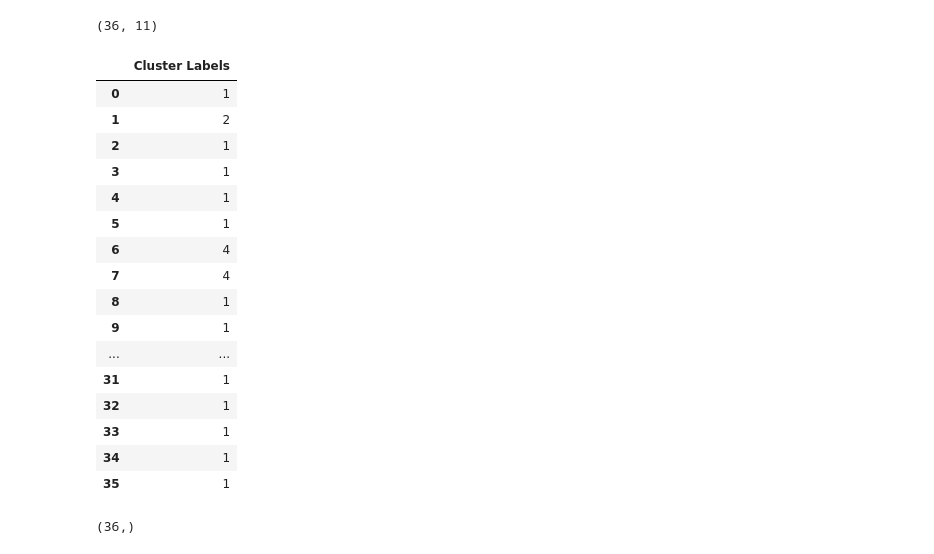
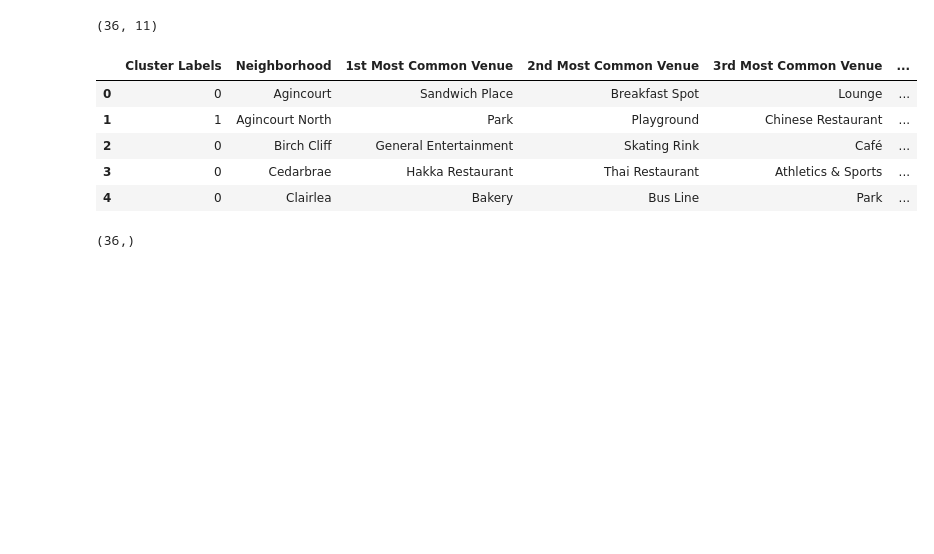
Before and after one commit to RLIProject/Where-to-buy-a-house, a Jupyter notebook: The Battle of Neighborhoods .ipynb, the cells around one changed output. Cells and saved outputs as stored; diff of their text form; code cells hidden in the pictures; blank space fills up the shorter version.

```diff
--- a/The Battle of Neighborhoods .ipynb
+++ b/The Battle of Neighborhoods .ipynb
@@ -58,7 +58,7 @@ df1.head()
 # %% [markdown]
 #### Data cleaning & processing:  remove all rows that contain a 'Not assigned' Borough
 # %%
-df2 = df[df.Borough !='Not assigned']
+df2 = df1[df1.Borough !='Not assigned']
 df2.head()
 # %% [output]
 |  | Postcode | Borough | Neighbourhood |
@@ -439,25 +439,14 @@ neighborhoods_venues_sorted.shape
 neighborhoods_venues_sorted.insert(0, 'Cluster Labels', kmeans.labels_)
 # %%
 neighborhoods_venues_sorted.shape
-neighborhoods_venues_sorted[['Cluster Labels']]
+neighborhoods_venues_sorted.head()
 # %% [output]
-|  | Cluster Labels |
-| 0 | 1 |
-| 1 | 2 |
-| 2 | 1 |
-| 3 | 1 |
-| 4 | 1 |
-| 5 | 1 |
-| 6 | 4 |
-| 7 | 4 |
-| 8 | 1 |
-| 9 | 1 |
-| ... | ... |
-| 31 | 1 |
-| 32 | 1 |
-| 33 | 1 |
-| 34 | 1 |
-| 35 | 1 |
+|  | Cluster Labels | Neighborhood | 1st Most Common Venue | 2nd Most Common Venue | 3rd Most Common Venue | ... |
+| 0 | 0 | Agincourt | Sandwich Place | Breakfast Spot | Lounge | ... |
+| 1 | 1 | Agincourt North | Park | Playground | Chinese Restaurant | ... |
+| 2 | 0 | Birch Cliff | General Entertainment | Skating Rink | Café | ... |
+| 3 | 0 | Cedarbrae | Hakka Restaurant | Thai Restaurant | Athletics & Sports | ... |
+| 4 | 0 | Clairlea | Bakery | Bus Line | Park | ... |
 # %%
 Toronto_merged = Toronto_data
 #Toronto_merged
```
Also changed, not shown: parts of 10 cells of this notebook.
